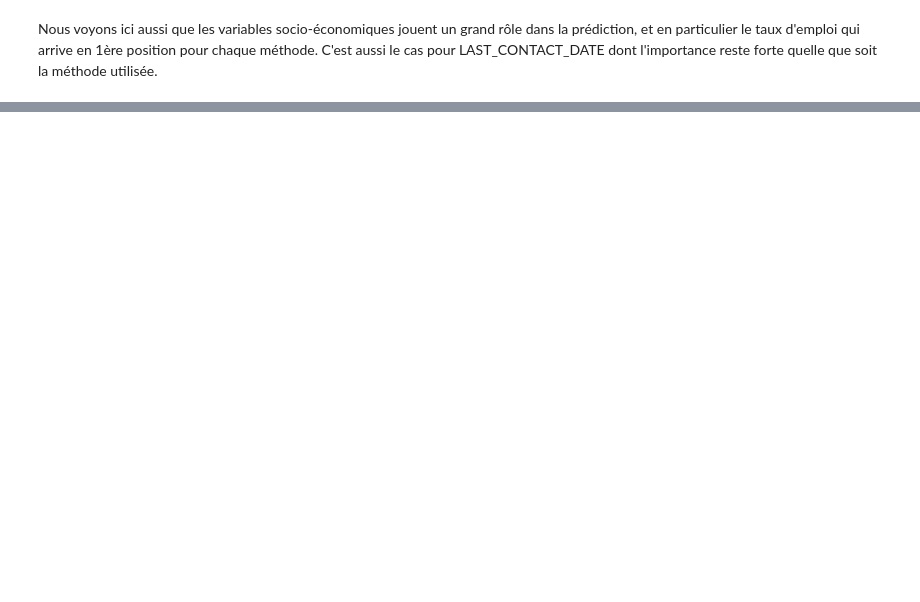
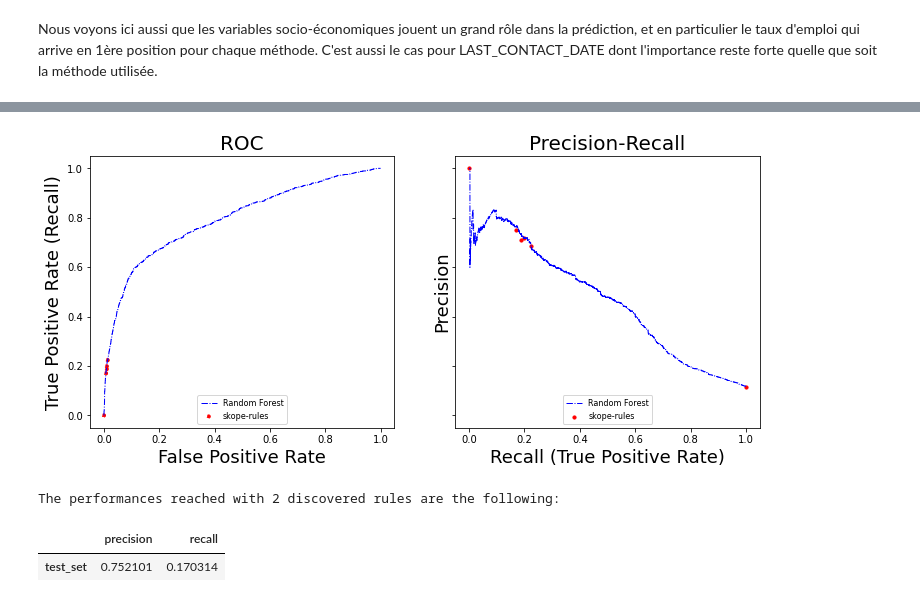
Before and after one commit to OlivierCollier/YottaProject1, a Jupyter notebook: notebooks/model-interpretability/model-interpretability.ipynb, the cells around one changed output, grey strips where cells are left out. Saved outputs shown, nothing was run; the diff lists cells and outputs as text; code cells hidden in the pictures; blank space fills up the shorter version.

```diff
--- a/notebooks/model-interpretability/model-interpretability.ipynb
+++ b/notebooks/model-interpretability/model-interpretability.ipynb
@@ -156,0 +160,8 @@ Nous voyons ici aussi que les variables socio-économiques jouent un grand rôle
+# %%
+f_predict = lambda x: clf.predict_proba(x)[:,1]
+# %%
+skope_rules_clf = SkopeRules(feature_names=X_train_transformed.columns, random_state=21, n_estimators=50,
+                             #recall_min=0.05, precision_min=0.9,
+                             max_samples=0.5,
+                             max_depth_duplication=2, max_depth=3)
+skope_rules_clf.fit(X_train_transformed, y_train)
@@ -156,0 +179,3 @@ Nous voyons ici aussi que les variables socio-économiques jouent un grand rôle
+# %%
+skope_rules_scoring = skope_rules_clf.score_top_rules(X_test_transformed)
+random_forest_scoring = f_predict(X_test_transformed)
@@ -156,0 +239,14 @@ Nous voyons ici aussi que les variables socio-économiques jouent un grand rôle
+# %%
+plot_scores(y_test, scores_with_line=[random_forest_scoring], scores_with_points=[skope_rules_scoring])
+# %% [output]
+[figure, added]
+# %%
+n_rule_chosen = 2
+y_pred = skope_rules_clf.predict_top_rules(X_test_transformed, n_rule_chosen)
+
+print(f'The performances reached with {n_rule_chosen} discovered rules are the following:')
+compute_performances_from_y_pred(y_test, y_pred, 'test_set')
+# %% [output]
+The performances reached with 2 discovered rules are the following:
+|  | precision | recall |
+| test_set | 0.752101 | 0.170314 |
```
Also changed, not shown: parts of 21 cells of this notebook, 5 other files.
